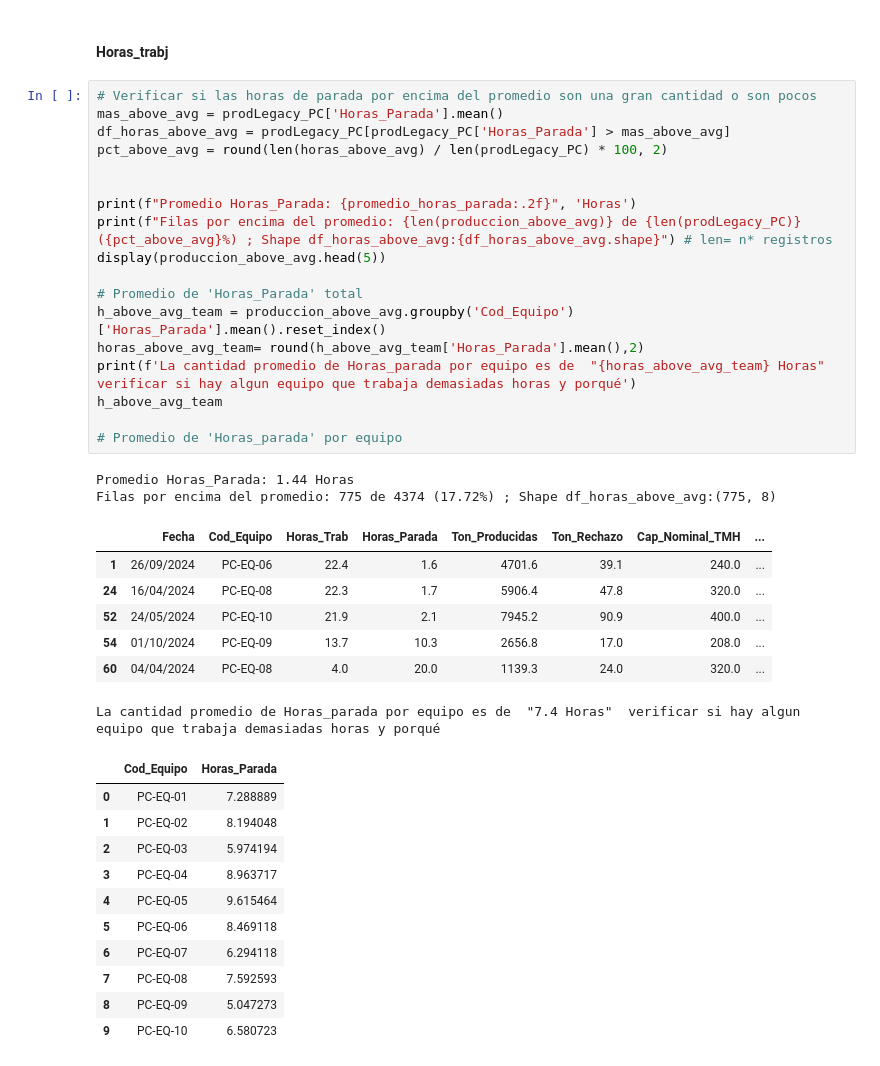
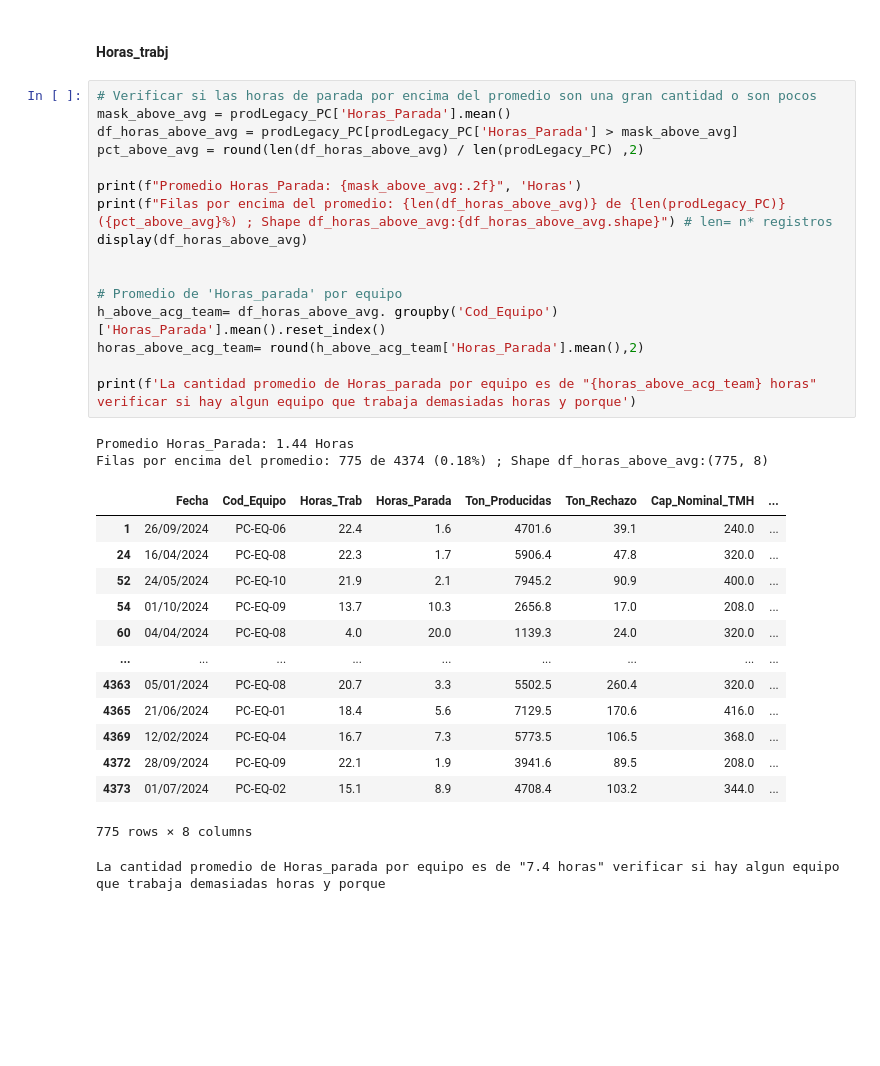
Before and after one commit to josue789a/Mineria-simulacion-v2, a Jupyter notebook: notebooks/Exploracion1.ipynb, the cells around one changed output. Saved outputs shown, nothing was run; the diff lists cells and outputs as text; blank space fills up the shorter version.

```diff
--- a/notebooks/Exploracion1.ipynb
+++ b/notebooks/Exploracion1.ipynb
@@ -889,40 +886,34 @@ set()
 #### Horas_trabj
 # %%
 # Verificar si las horas de parada por encima del promedio son una gran cantidad o son pocos
-mas_above_avg = prodLegacy_PC['Horas_Parada'].mean()
-df_horas_above_avg = prodLegacy_PC[prodLegacy_PC['Horas_Parada'] > mas_above_avg]
-pct_above_avg = round(len(horas_above_avg) / len(prodLegacy_PC) * 100, 2)
+mask_above_avg = prodLegacy_PC['Horas_Parada'].mean()
+df_horas_above_avg = prodLegacy_PC[prodLegacy_PC['Horas_Parada'] > mask_above_avg]
+pct_above_avg = round(len(df_horas_above_avg) / len(prodLegacy_PC) ,2)
+
+print(f"Promedio Horas_Parada: {mask_above_avg:.2f}", 'Horas')
+print(f"Filas por encima del promedio: {len(df_horas_above_avg)} de {len(prodLegacy_PC)} ({pct_above_avg}%) ; Shape df_horas_above_avg:{df_horas_above_avg.shape}") # len= n* registros
+display(df_horas_above_avg)
 
 
-print(f"Promedio Horas_Parada: {promedio_horas_parada:.2f}", 'Horas')
-print(f"Filas por encima del promedio: {len(produccion_above_avg)} de {len(prodLegacy_PC)} ({pct_above_avg}%) ; Shape df_horas_above_avg:{df_horas_above_avg.shape}") # len= n* registros
-display(produccion_above_avg.head(5))
+# Promedio de 'Horas_parada' por equipo
+h_above_acg_team= df_horas_above_avg. groupby('Cod_Equipo')['Horas_Parada'].mean().reset_index()
+horas_above_acg_team= round(h_above_acg_team['Horas_Parada'].mean(),2)
 
-# Promedio de 'Horas_Parada' total
-h_above_avg_team = produccion_above_avg.groupby('Cod_Equipo')['Horas_Parada'].mean().reset_index()
-horas_above_avg_team= round(h_above_avg_team['Horas_Parada'].mean(),2)
-print(f'La cantidad promedio de Horas_parada por equipo es de  "{horas_above_avg_team} Horas"  verificar si hay algun equipo que trabaja demasiadas horas y porqué')
-h_above_avg_team
-
-# Promedio de 'Horas_parada' por equipo
+print(f'La cantidad promedio de Horas_parada por equipo es de "{horas_above_acg_team} horas" verificar si hay algun equipo que trabaja demasiadas horas y porque')
 # %% [output]
 Promedio Horas_Parada: 1.44 Horas
-Filas por encima del promedio: 775 de 4374 (17.72%) ; Shape df_horas_above_avg:(775, 8)
+Filas por encima del promedio: 775 de 4374 (0.18%) ; Shape df_horas_above_avg:(775, 8)
 |  | Fecha | Cod_Equipo | Horas_Trab | Horas_Parada | Ton_Producidas | Ton_Rechazo | Cap_Nominal_TMH | ... |
 | 1 | 26/09/2024 | PC-EQ-06 | 22.4 | 1.6 | 4701.6 | 39.1 | 240.0 | ... |
 | 24 | 16/04/2024 | PC-EQ-08 | 22.3 | 1.7 | 5906.4 | 47.8 | 320.0 | ... |
 | 52 | 24/05/2024 | PC-EQ-10 | 21.9 | 2.1 | 7945.2 | 90.9 | 400.0 | ... |
 | 54 | 01/10/2024 | PC-EQ-09 | 13.7 | 10.3 | 2656.8 | 17.0 | 208.0 | ... |
 | 60 | 04/04/2024 | PC-EQ-08 | 4.0 | 20.0 | 1139.3 | 24.0 | 320.0 | ... |
+| ... | ... | ... | ... | ... | ... | ... | ... | ... |
+| 4363 | 05/01/2024 | PC-EQ-08 | 20.7 | 3.3 | 5502.5 | 260.4 | 320.0 | ... |
+| 4365 | 21/06/2024 | PC-EQ-01 | 18.4 | 5.6 | 7129.5 | 170.6 | 416.0 | ... |
+| 4369 | 12/02/2024 | PC-EQ-04 | 16.7 | 7.3 | 5773.5 | 106.5 | 368.0 | ... |
+| 4372 | 28/09/2024 | PC-EQ-09 | 22.1 | 1.9 | 3941.6 | 89.5 | 208.0 | ... |
+| 4373 | 01/07/2024 | PC-EQ-02 | 15.1 | 8.9 | 4708.4 | 103.2 | 344.0 | ... |
-La cantidad promedio de Horas_parada por equipo es de  "7.4 Horas"  verificar si hay algun equipo que trabaja demasiadas horas y porqué
+775 rows × 8 columns
-|  | Cod_Equipo | Horas_Parada |
-| 0 | PC-EQ-01 | 7.288889 |
-| 1 | PC-EQ-02 | 8.194048 |
-| 2 | PC-EQ-03 | 5.974194 |
-| 3 | PC-EQ-04 | 8.963717 |
-| 4 | PC-EQ-05 | 9.615464 |
-| 5 | PC-EQ-06 | 8.469118 |
-| 6 | PC-EQ-07 | 6.294118 |
-| 7 | PC-EQ-08 | 7.592593 |
-| 8 | PC-EQ-09 | 5.047273 |
-| 9 | PC-EQ-10 | 6.580723 |
+La cantidad promedio de Horas_parada por equipo es de "7.4 horas" verificar si hay algun equipo que trabaja demasiadas horas y porque
```
Also changed, not shown: parts of 2 cells of this notebook, 1 other file.
